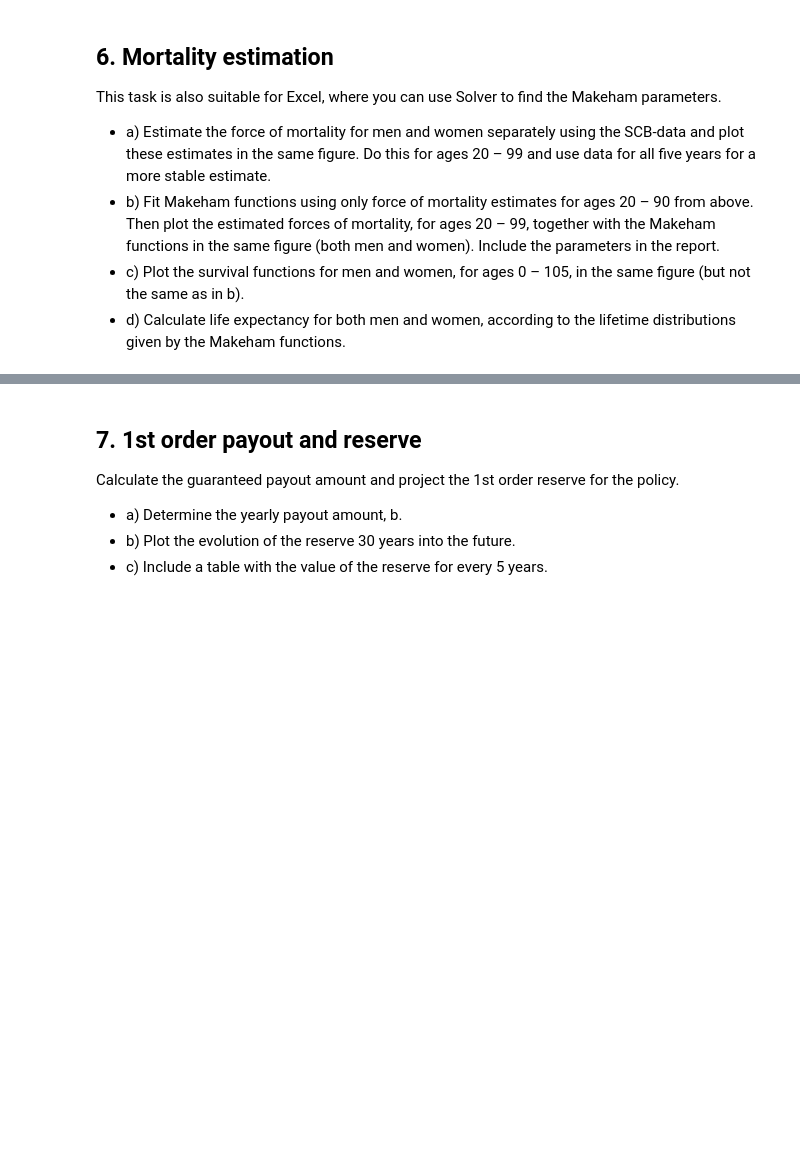
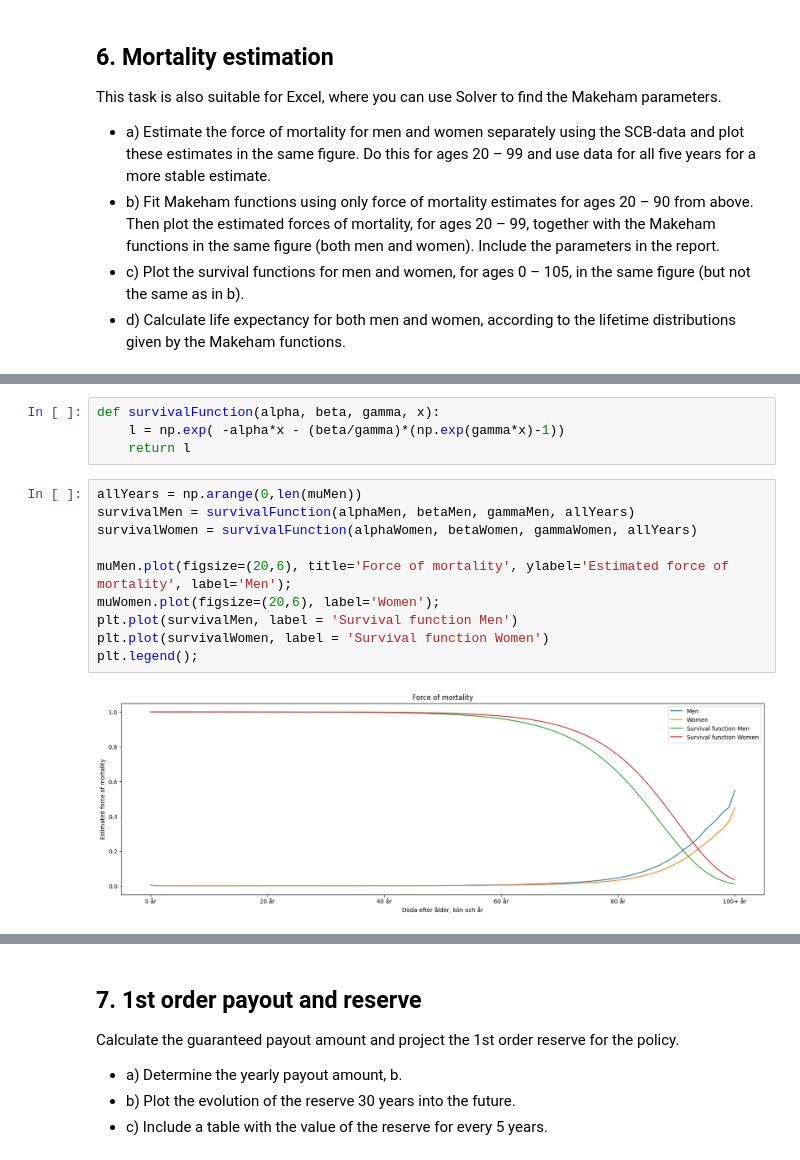
Before and after one commit to JohanHerbert/Lab2_ERM, a Jupyter notebook: Lab2_notebook.ipynb, the cells around one changed output, grey strips where cells are left out. Cells and saved outputs as stored; diff of their text form; blank space fills up the shorter version.

```diff
--- a/Lab2_notebook.ipynb
+++ b/Lab2_notebook.ipynb
@@ -500,0 +400,16 @@ def MakehamParameters(mu, )
+# %%
+def survivalFunction(alpha, beta, gamma, x):
+    l = np.exp( -alpha*x - (beta/gamma)*(np.exp(gamma*x)-1))
+    return l
+# %%
+allYears = np.arange(0,len(muMen))
+survivalMen = survivalFunction(alphaMen, betaMen, gammaMen, allYears)
+survivalWomen = survivalFunction(alphaWomen, betaWomen, gammaWomen, allYears)
+
+muMen.plot(figsize=(20,6), title='Force of mortality', ylabel='Estimated force of mortality', label='Men');
+muWomen.plot(figsize=(20,6), label='Women');
+plt.plot(survivalMen, label = 'Survival function Men')
+plt.plot(survivalWomen, label = 'Survival function Women')
+plt.legend();
+# %% [output]
+[figure, added]
```
Also changed, not shown: parts of 25 cells of this notebook.
